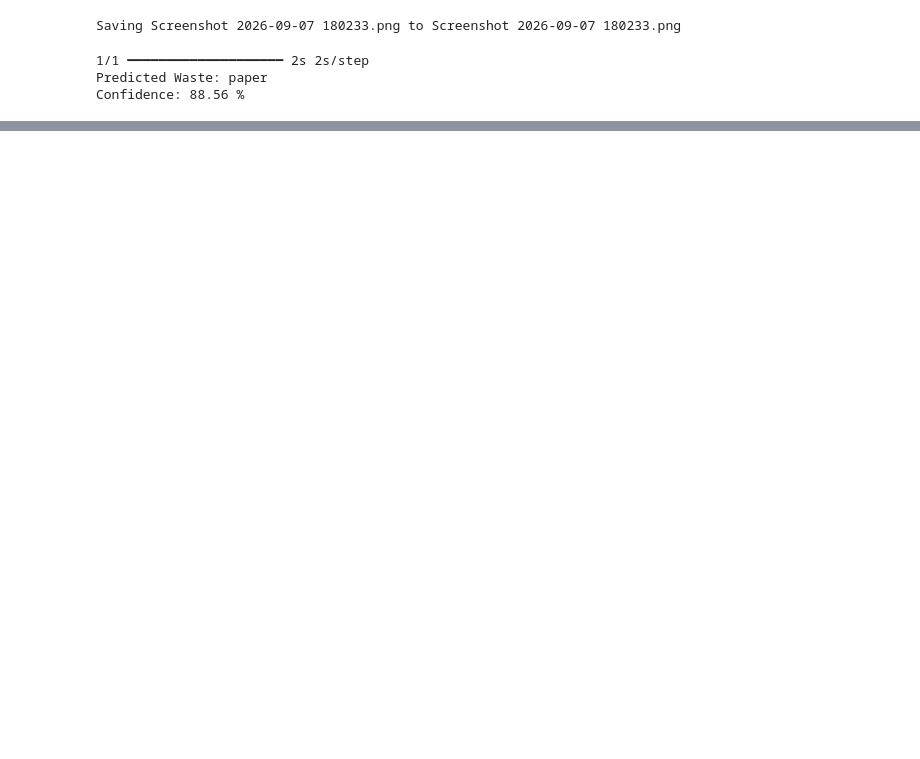
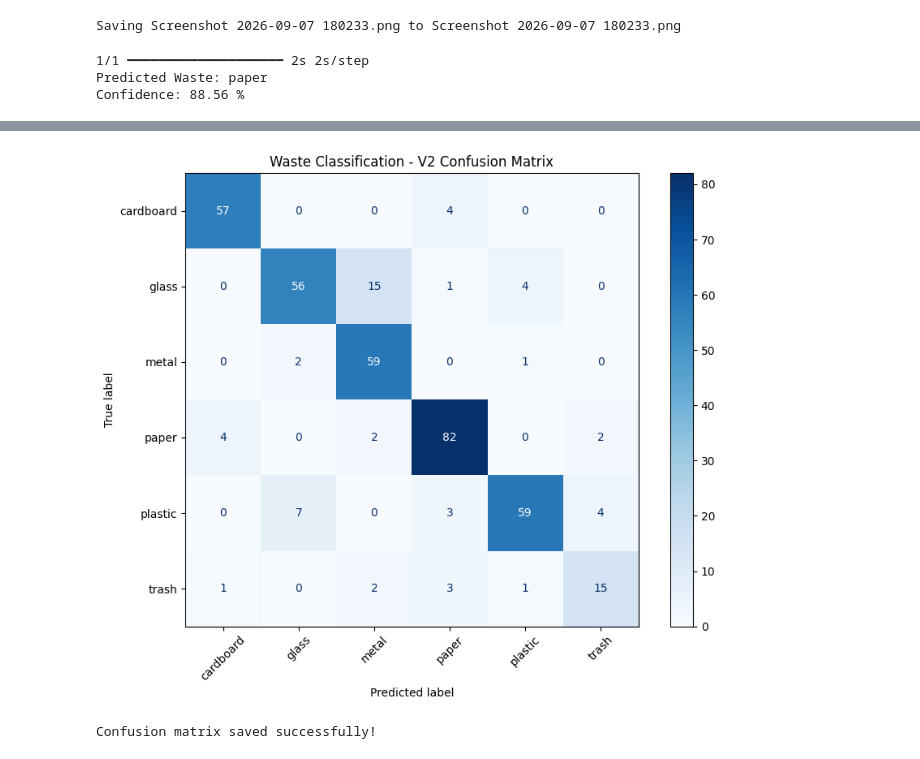
Before and after one commit to Anshika-1209/waste-classification-system, a Jupyter notebook: Copy_of_waste_model_training.ipynb, the cells around one changed output, grey strips where cells are left out. Drawn from its saved outputs; the diff is of its cells as text; code cells hidden in the pictures; blank space fills up the shorter version.

```diff
--- a/Copy_of_waste_model_training.ipynb
+++ b/Copy_of_waste_model_training.ipynb
@@ -726,0 +777,7 @@ Confidence: 88.56 %
+# %%
+
+import os
+
+model_path = "/content/waste-classification-system/waste_classifier_v2.keras"
+
+print("Model exists:", os.path.exists(model_path))
@@ -726,0 +1007,33 @@ Confidence: 88.56 %
+# %%
+
+import matplotlib.pyplot as plt
+from sklearn.metrics import ConfusionMatrixDisplay
+
+plt.figure(figsize=(9, 7))
+
+disp = ConfusionMatrixDisplay(
+    confusion_matrix=cm,
+    display_labels=class_names
+)
+
+disp.plot(
+    cmap="Blues",
+    values_format="d",
+    ax=plt.gca()
+)
+
+plt.title("Waste Classification - V2 Confusion Matrix")
+plt.xticks(rotation=45)
+plt.tight_layout()
+
+plt.savefig(
+    "/content/waste_v2_confusion_matrix.png",
+    dpi=300
+)
+
+plt.show()
+
+print("Confusion matrix saved successfully!")
+# %% [output]
+[figure, added]
+Confusion matrix saved successfully!
```
Also changed, not shown: parts of 8 cells of this notebook.
